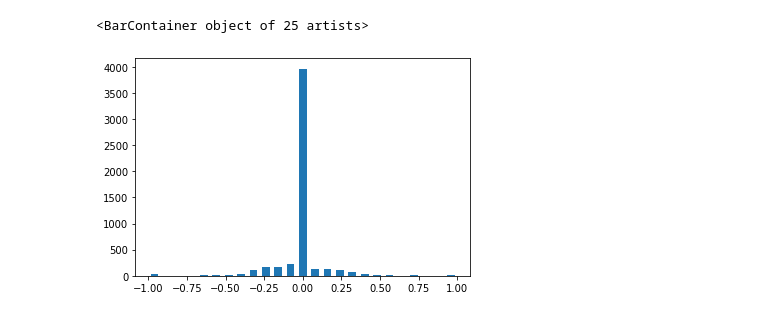
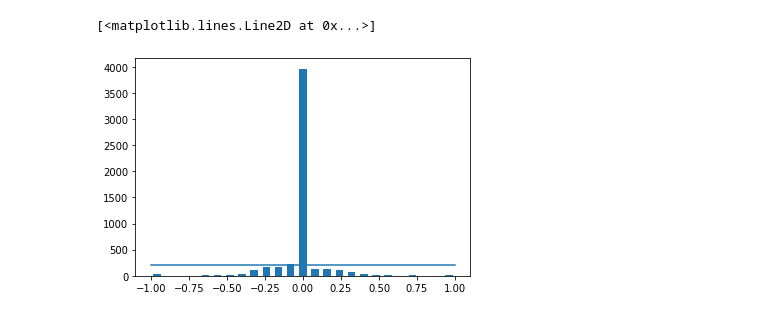
Before and after one commit to aaronspindler/SelfDrivingCar, a Jupyter notebook: behaviour-cloning/behaviour-cloning.ipynb, the cells around one changed output. Drawn from its saved outputs; the diff is of its cells as text; code cells hidden in the pictures.

Commit message:
Finished loading and preprocessing image data

```diff
--- a/behaviour-cloning/behaviour-cloning.ipynb
+++ b/behaviour-cloning/behaviour-cloning.ipynb
@@ -39,9 +42,11 @@ data.head()
 | 4 | center_2020_03_12_22_04_28_678.jpg | left_2020_03_12_22_04_28_678.jpg | right_2020_03_12_22_04_28_678.jpg | 0.0 | 0.0 | 0.0 | 0.000078 |
 # %%
 num_bins = 25
+samples_per_bin = 200
 hist, bins = np.histogram(data['steering'], num_bins)
 center = (bins[:-1] + bins[1:]) * 0.5
 plt.bar(center, hist, width=0.05)
+plt.plot((np.min(data['steering']), np.max(data['steering'])), (samples_per_bin, samples_per_bin))
 # %% [output]
-<BarContainer object of 25 artists>
+[<matplotlib.lines.Line2D at 0x...>]
-[figure, old version]
+[figure, new version]
```
Also changed, not shown: parts of 9 cells of this notebook.
